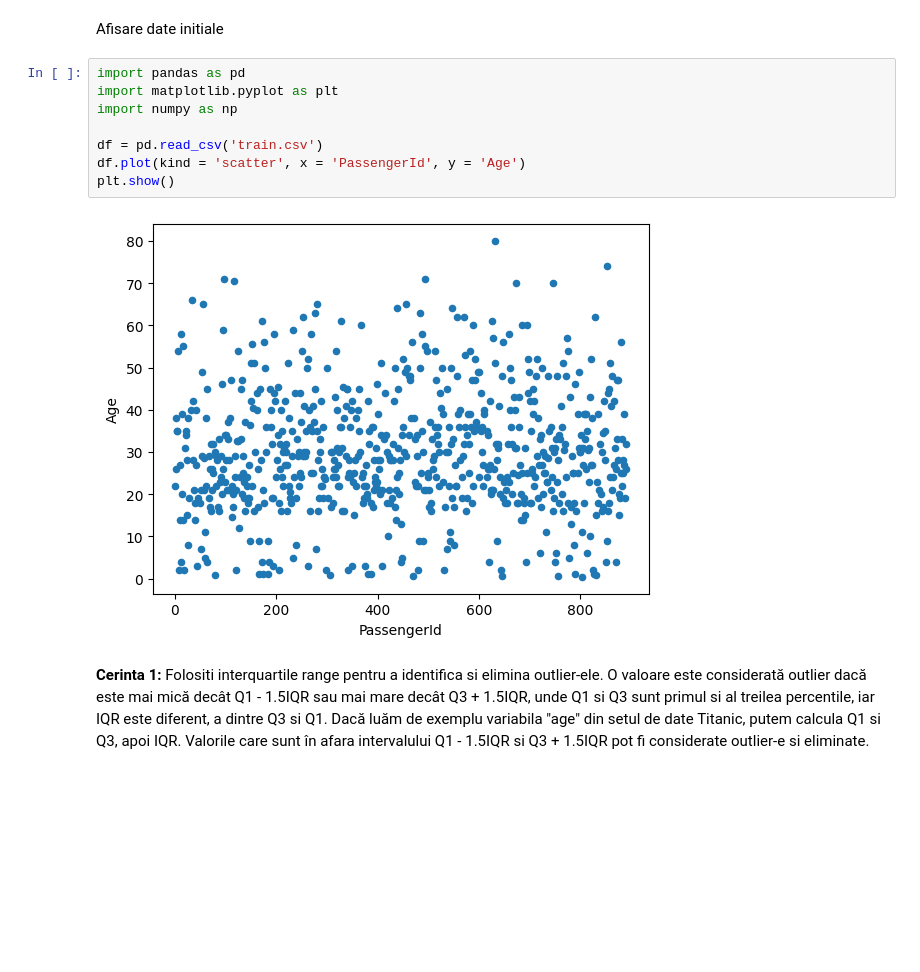
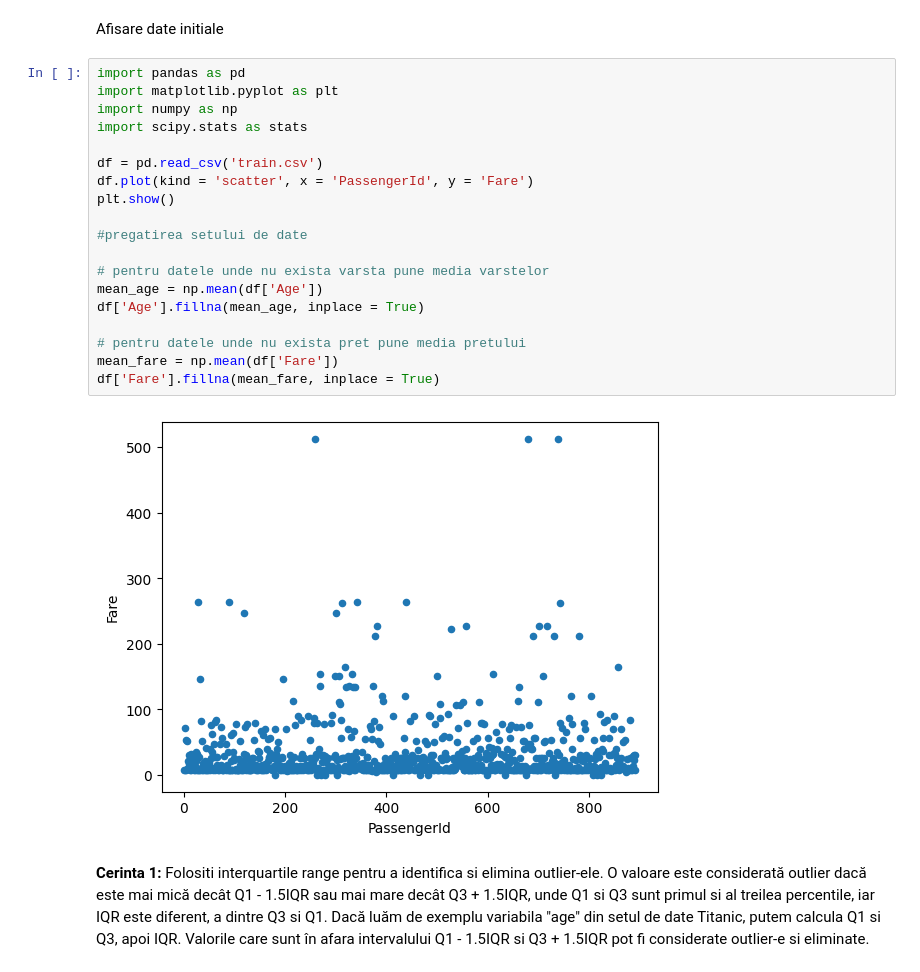
Before and after one commit to alexandrubabacea/Kaggle-Titanic, a Jupyter notebook: PCLP3_Babacea_Alexandru.ipynb, the cells around one changed output. Cells and saved outputs as stored; diff of their text form; blank space fills up the shorter version.

```diff
--- a/PCLP3_Babacea_Alexandru.ipynb
+++ b/PCLP3_Babacea_Alexandru.ipynb
@@ -3,13 +3,24 @@ Afisare date initiale
 # %%
 import pandas as pd
 import matplotlib.pyplot as plt
 import numpy as np
+import scipy.stats as stats
 
 df = pd.read_csv('train.csv')
-df.plot(kind = 'scatter', x = 'PassengerId', y = 'Age')
+df.plot(kind = 'scatter', x = 'PassengerId', y = 'Fare')
 plt.show()
+
+#pregatirea setului de date
+
+# pentru datele unde nu exista varsta pune media varstelor
+mean_age = np.mean(df['Age'])
+df['Age'].fillna(mean_age, inplace = True)
+
+# pentru datele unde nu exista pret pune media pretului
+mean_fare = np.mean(df['Fare'])
+df['Fare'].fillna(mean_fare, inplace = True)
 # %% [output]
-[figure, old version]
+[figure, new version]
 # %% [markdown]
 **Cerinta 1:** Folositi interquartile range pentru a identifica si elimina outlier-ele. O valoare
 este considerată outlier dacă este mai mică decât Q1 - 1.5IQR sau mai mare decât Q3 + 1.5IQR,
```
Also changed, not shown: parts of 3 cells of this notebook.
